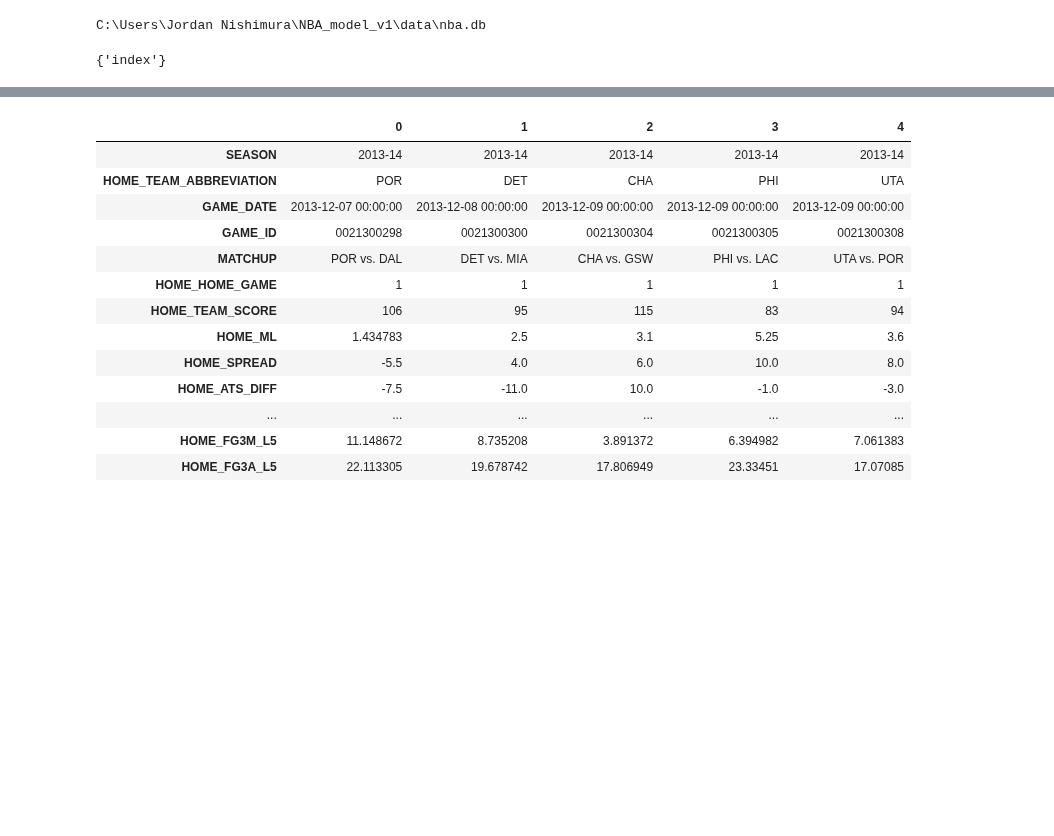
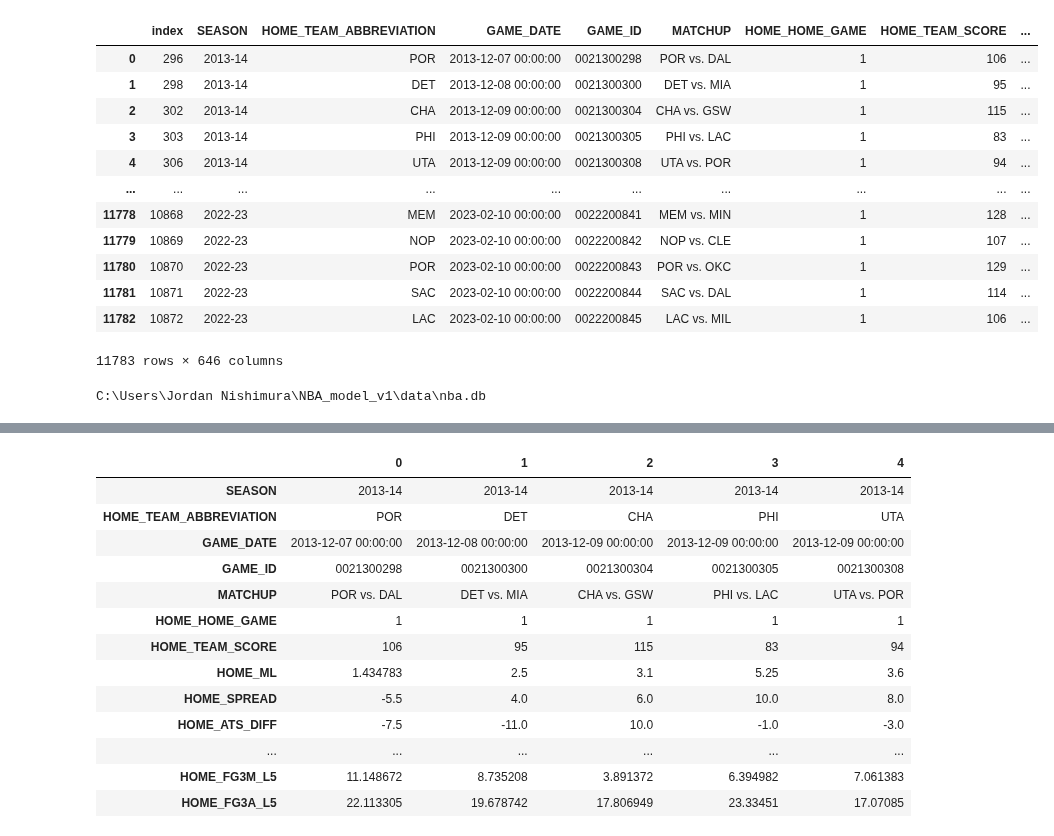
Before and after one commit to jnish23/NBA_Model_V2, a Jupyter notebook: notebooks/betting_simulations_backtesting.ipynb, the cells around one changed output, grey strips where cells are left out. Drawn from its saved outputs; the diff is of its cells as text; code cells hidden in the pictures; blank space fills up the shorter version.

```diff
--- a/notebooks/betting_simulations_backtesting.ipynb
+++ b/notebooks/betting_simulations_backtesting.ipynb
@@ -28,13 +40,25 @@ connection.close()
 connection = sqlite3.connect('../data/nba.db')
 team_stats_ewa_matchup_prod = pd.read_sql("""SELECT * FROM team_stats_ewa_matchup_prod""", connection)
 connection.close()
+# %%
+team_stats_ewa_matchup_prod
+# %% [output]
+|  | index | SEASON | HOME_TEAM_ABBREVIATION | GAME_DATE | GAME_ID | MATCHUP | HOME_HOME_GAME | HOME_TEAM_SCORE | ... |
+| 0 | 296 | 2013-14 | POR | 2013-12-07 00:00:00 | 0021300298 | POR vs. DAL | 1 | 106 | ... |
+| 1 | 298 | 2013-14 | DET | 2013-12-08 00:00:00 | 0021300300 | DET vs. MIA | 1 | 95 | ... |
+| 2 | 302 | 2013-14 | CHA | 2013-12-09 00:00:00 | 0021300304 | CHA vs. GSW | 1 | 115 | ... |
+| 3 | 303 | 2013-14 | PHI | 2013-12-09 00:00:00 | 0021300305 | PHI vs. LAC | 1 | 83 | ... |
+| 4 | 306 | 2013-14 | UTA | 2013-12-09 00:00:00 | 0021300308 | UTA vs. POR | 1 | 94 | ... |
+| ... | ... | ... | ... | ... | ... | ... | ... | ... | ... |
+| 11778 | 10868 | 2022-23 | MEM | 2023-02-10 00:00:00 | 0022200841 | MEM vs. MIN | 1 | 128 | ... |
+| 11779 | 10869 | 2022-23 | NOP | 2023-02-10 00:00:00 | 0022200842 | NOP vs. CLE | 1 | 107 | ... |
+| 11780 | 10870 | 2022-23 | POR | 2023-02-10 00:00:00 | 0022200843 | POR vs. OKC | 1 | 129 | ... |
+| 11781 | 10871 | 2022-23 | SAC | 2023-02-10 00:00:00 | 0022200844 | SAC vs. DAL | 1 | 114 | ... |
+| 11782 | 10872 | 2022-23 | LAC | 2023-02-10 00:00:00 | 0022200845 | LAC vs. MIL | 1 | 106 | ... |
+11783 rows × 646 columns
 # %%
 db_filepath = Path.home().joinpath('NBA_model_v1', 'data', 'nba.db')
 
 X, y, df = get_data_from_db_all(target=['HOME_TEAM_SCORE', 'AWAY_TEAM_SCORE'], db_filepath=db_filepath)
 # %% [output]
 C:\Users\Jordan Nishimura\NBA_model_v1\data\nba.db
-# %%
-set(team_stats_ewa_matchup_prod.columns) - set(df.columns)
-# %% [output]
-{'index'}
```
Also changed, not shown: parts of 26 cells of this notebook, 6 other files.
